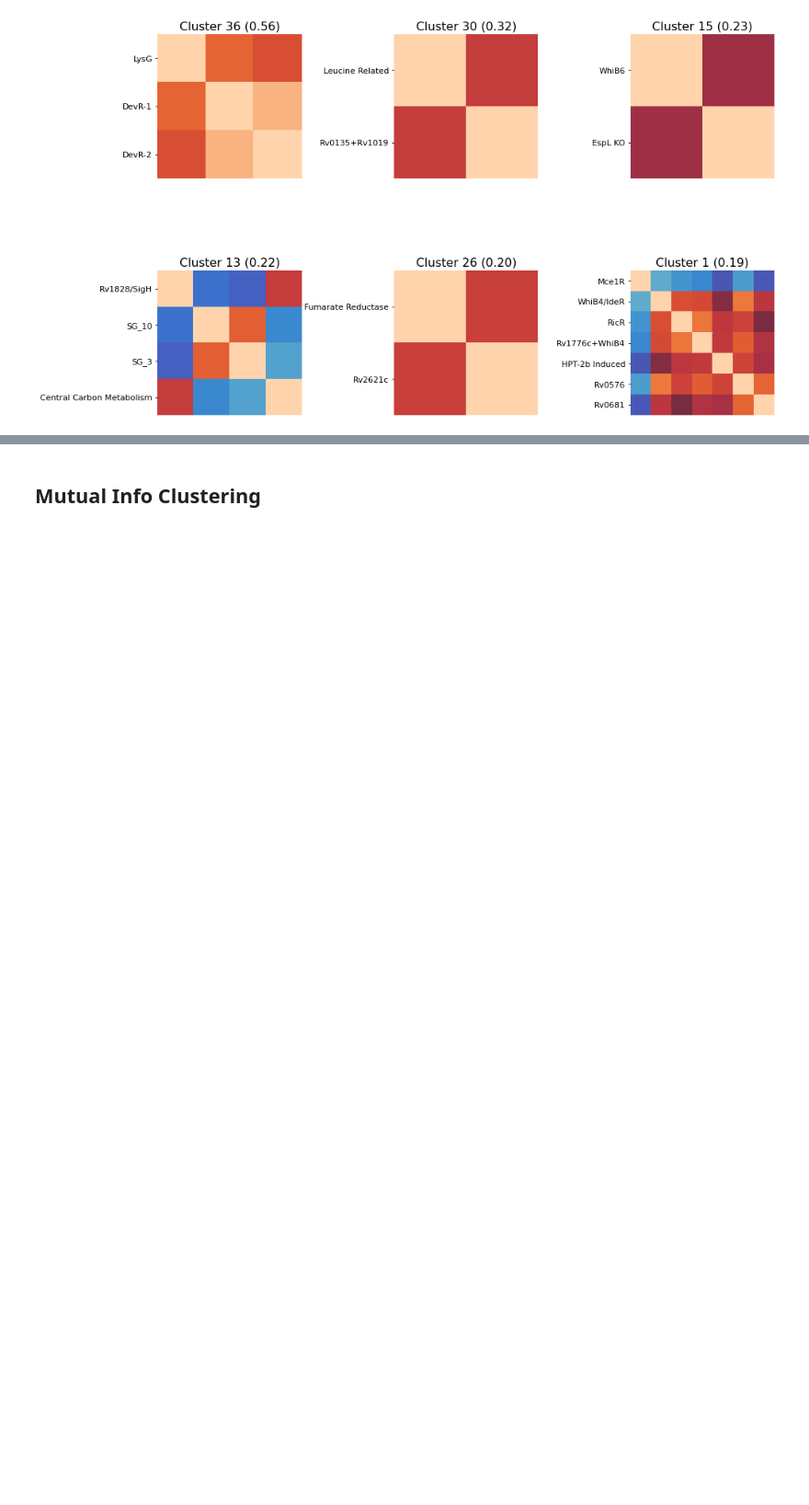
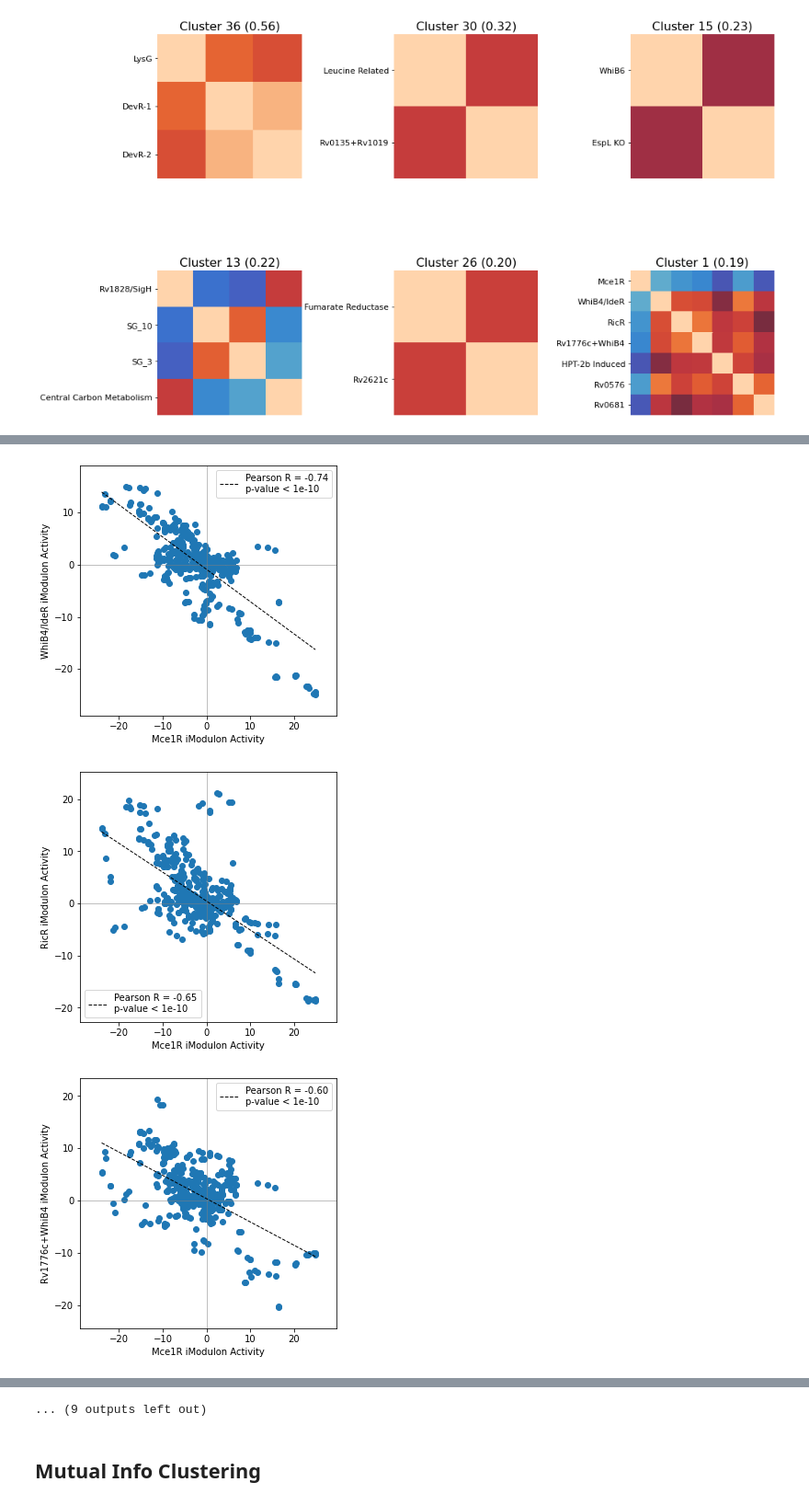
Before and after one commit to Reosu/modulome_mtb, a Jupyter notebook: notebooks/11_Clustering.ipynb, the cells around one changed output, grey strips where cells are left out. Shown at 92% size. Saved outputs shown, nothing was run; the diff lists cells and outputs as text; code cells hidden in the pictures; blank space fills up the shorter version.

```diff
--- a/notebooks/11_Clustering.ipynb
+++ b/notebooks/11_Clustering.ipynb
@@ -65,0 +75,16 @@ cluster = cluster_activities(ica_data,show_best_clusters=True,correlation_method
+# %%
+from itertools import combinations
+core_response_imod = ["Mce1R","WhiB4/IdeR","RicR","Rv1776c+WhiB4","HPT-2b Induced","Rv0576","Rv0681"]
+
+for i,j in combinations(core_response_imod,2):
+    fig,ax = plt.subplots(figsize=[5,5])
+    compare_activities(ica_data,i,j,ax=ax)
+    if i == "WhiB4/IdeR":
+        i = "WhiB4_IdeR"
+    if j == "WhiB4/IdeR":
+        j = "WhiB4_IdeR"
+    plt.savefig("../figures/interim_figures/core_stress_response/"+i+"_"+j+".svg",transparent=True)
+# %% [output]
+[figure, added]
+[figure, added]
+[figure, added]
@@ -66,3 +100,4 @@ cluster = cluster_activities(ica_data,show_best_clusters=True,correlation_method
+... (9 outputs left out)
 # %% [markdown]
 ## Mutual Info Clustering
 # %%
```
Also changed, not shown: parts of 3 cells of this notebook, 27 other files.
